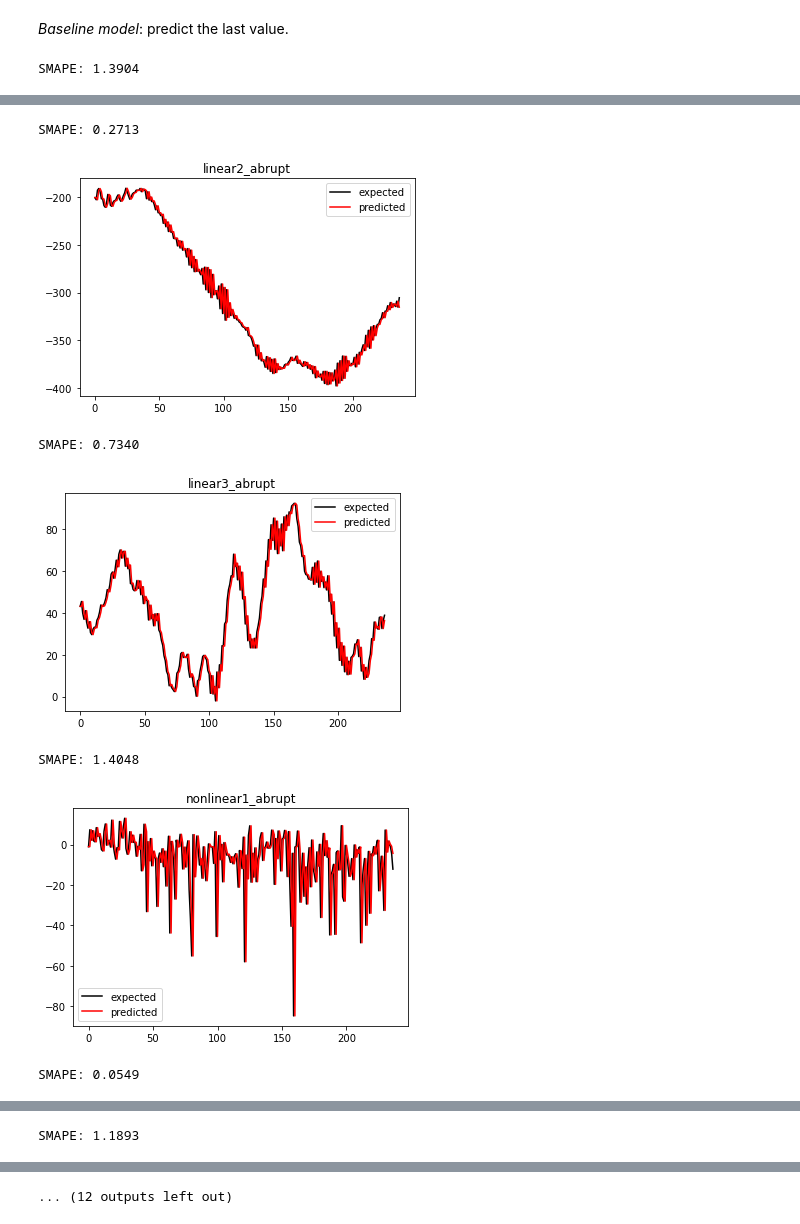
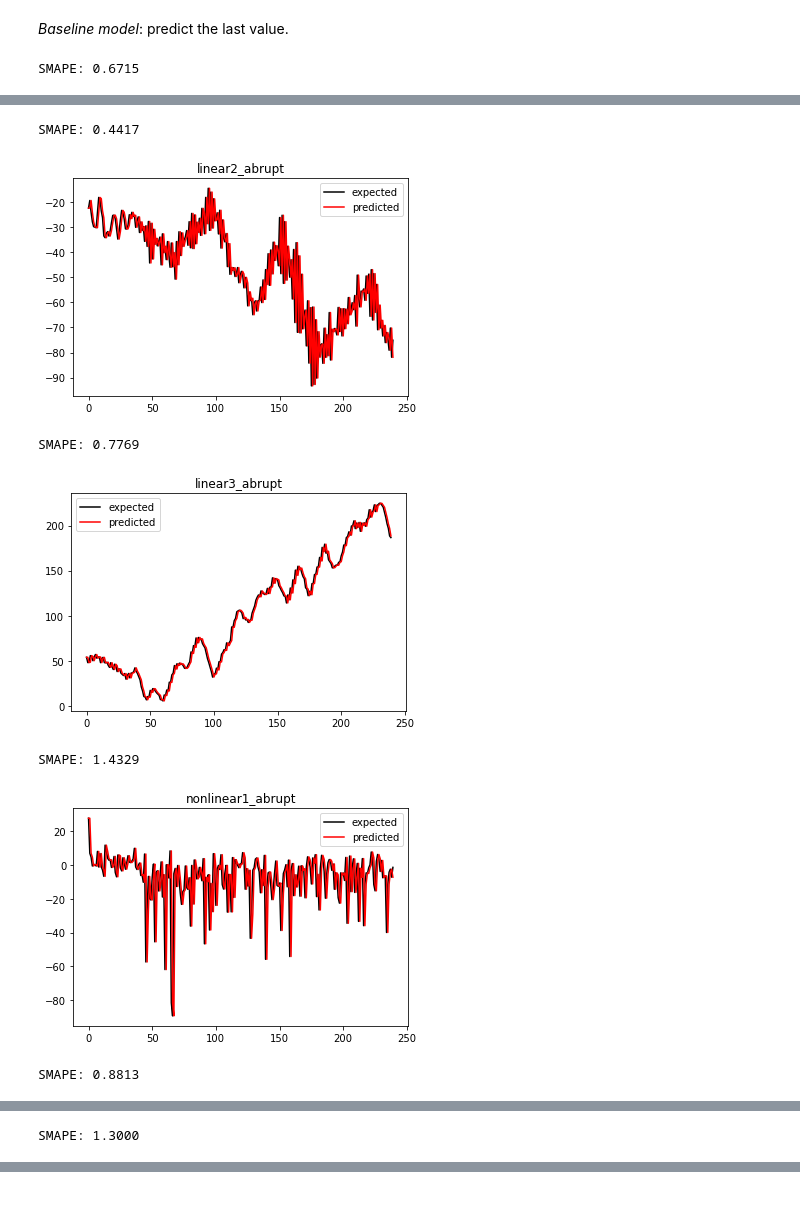
Before and after one commit to adamolko/ds_practical, a Jupyter notebook: baseline.ipynb, the cells around one changed output, grey strips where cells are left out. Saved outputs shown, nothing was run; the diff lists cells and outputs as text; code cells hidden in the pictures.

```diff
--- a/baseline.ipynb
+++ b/baseline.ipynb
@@ -20,14 +21,12 @@ def baseline_predict(train, test):
     return predictions
 # %%
 list_of_names = ["linear1_abrupt", "linear2_abrupt", "linear3_abrupt",
-                "nonlinear1_abrupt", "nonlinear2_abrupt", "nonlinear3_abrupt",
-                "linear1_inc", "linear2_inc", "linear3_inc",
-                "nonlinear1_inc", "nonlinear2_inc", "nonlinear3_inc"]
+                "nonlinear1_abrupt", "nonlinear2_abrupt", "nonlinear3_abrupt"]
 #dictionary to store smape for every dataset
 smape_dict = {}
 # %%
 for name in list_of_names:
-    file_path = "data/"+name
+    file_path = "data/"+name+"_series"
     data = pd.read_csv(file_path)
 
     split = int(0.7*len(data))
@@ -45,6 +44,17 @@ for name in list_of_names:
     plt.plot(predictions, label = "predicted", color = "red")
     plt.title(name)
     plt.legend()
+
+    #saving the plots
+    image_path = "forecasting_results/baseline/"+name+".png"
+    plt.savefig(image_path)
+
     plt.show()
+
+#saving the dictionary containing errors
+dict_path = "forecasting_results/baseline/error.txt"
+with open(dict_path, 'w') as file:
+    for key in smape_dict.keys():
+        file.write("%s,%s\n"%(key,smape_dict[key]))
 # %% [output]
-SMAPE: 1.3904
+SMAPE: 0.6715
@@ -52,7 +62,7 @@ SMAPE: 1.3904
-SMAPE: 0.2713
+SMAPE: 0.4417
-[figure, old version]
+[figure, new version]
-SMAPE: 0.7340
+SMAPE: 0.7769
-[figure, old version]
+[figure, new version]
-SMAPE: 1.4048
+SMAPE: 1.4329
-[figure, old version]
+[figure, new version]
-SMAPE: 0.0549
+SMAPE: 0.8813
@@ -60 +70 @@ SMAPE: 0.0549
-SMAPE: 1.1893
+SMAPE: 1.3000
@@ -62 +71,0 @@ SMAPE: 1.1893
-... (12 outputs left out)
```
Also changed, not shown: parts of 2 cells of this notebook, 36 other files.
